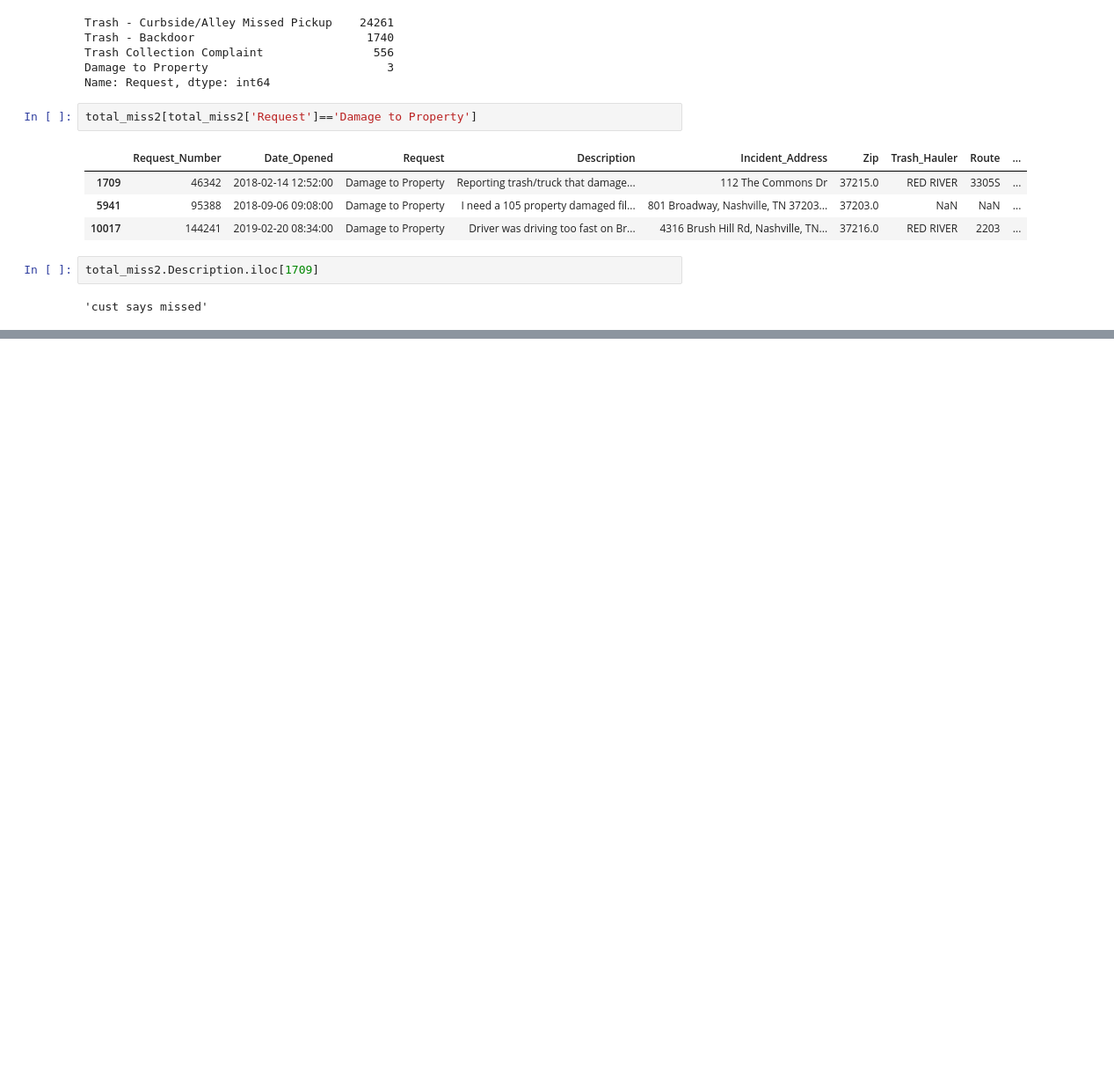
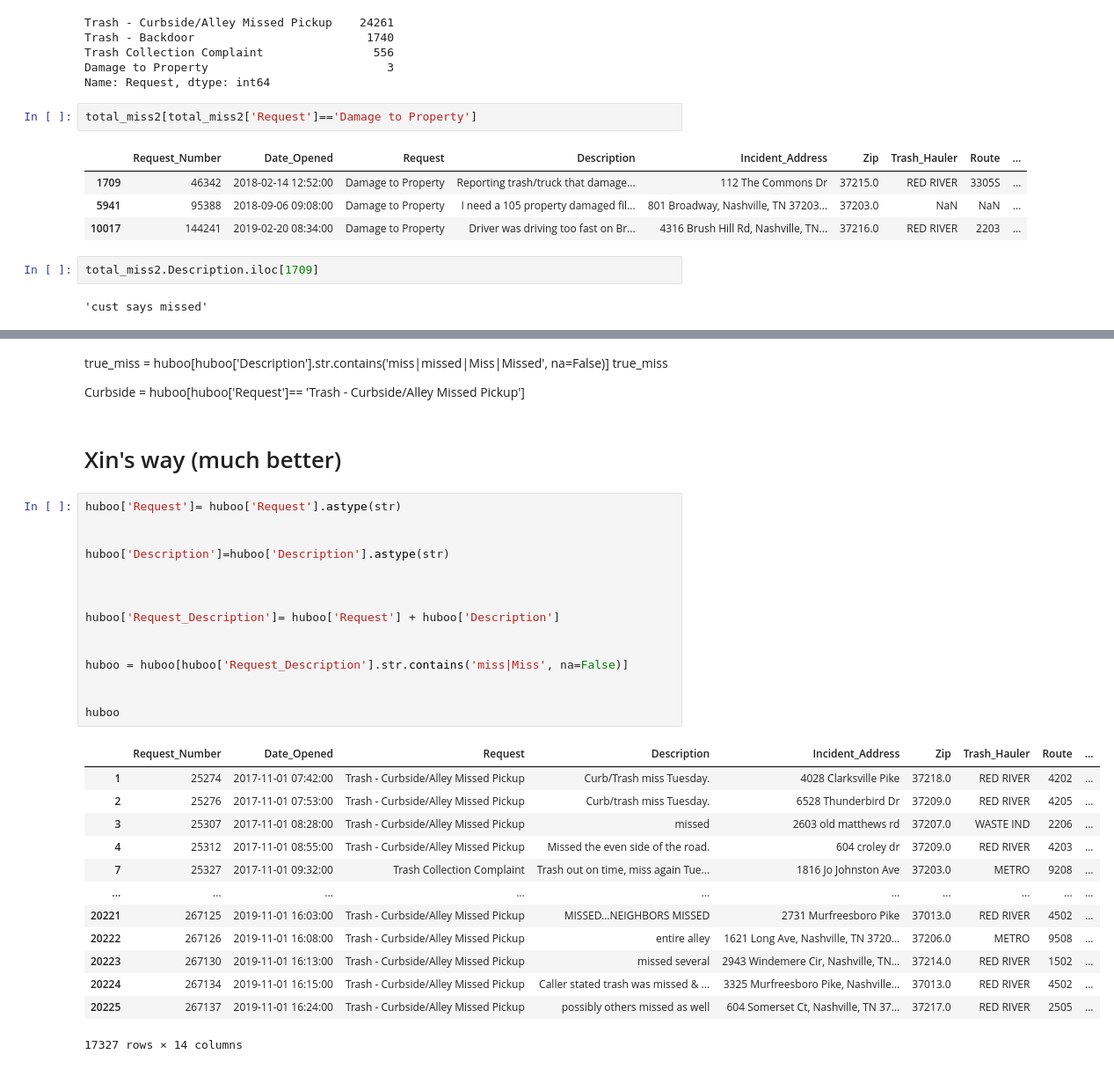
Before and after one commit to Barrett-Rogers/dq4-metro-beetles, a Jupyter notebook: dq4-Metro-Beetles-Barrett.ipynb, the cells around one changed output, grey strips where cells are left out. Shown: that part at 88% size. Drawn from its saved outputs; the diff is of its cells as text; blank space fills up the shorter version.

```diff
--- a/dq4-Metro-Beetles-Barrett.ipynb
+++ b/dq4-Metro-Beetles-Barrett.ipynb
@@ -502,0 +544,36 @@ total_miss2.Description.iloc[1709]
+# %% [markdown]
+true_miss = huboo[huboo['Description'].str.contains('miss|missed|Miss|Missed', na=False)]
+true_miss
+
+Curbside = huboo[huboo['Request']== 'Trash - Curbside/Alley Missed Pickup']
+# %% [markdown]
+# Xin's way (much better)
+# %%
+huboo['Request']= huboo['Request'].astype(str)
+
+
+huboo['Description']=huboo['Description'].astype(str)
+
+
+
+huboo['Request_Description']= huboo['Request'] + huboo['Description']
+
+
+huboo = huboo[huboo['Request_Description'].str.contains('miss|Miss', na=False)]
+
+
+huboo
+# %% [output]
+|  | Request_Number | Date_Opened | Request | Description | Incident_Address | Zip | Trash_Hauler | Route | ... |
+| 1 | 25274 | 2017-11-01 07:42:00 | Trash - Curbside/Alley Missed Pickup | Curb/Trash miss Tuesday. | 4028 Clarksville Pike | 37218.0 | RED RIVER | 4202 | ... |
+| 2 | 25276 | 2017-11-01 07:53:00 | Trash - Curbside/Alley Missed Pickup | Curb/trash miss Tuesday. | 6528 Thunderbird Dr | 37209.0 | RED RIVER | 4205 | ... |
+| 3 | 25307 | 2017-11-01 08:28:00 | Trash - Curbside/Alley Missed Pickup | missed | 2603 old matthews rd | 37207.0 | WASTE IND | 2206 | ... |
+| 4 | 25312 | 2017-11-01 08:55:00 | Trash - Curbside/Alley Missed Pickup | Missed the even side of the road. | 604 croley dr | 37209.0 | RED RIVER | 4203 | ... |
+| 7 | 25327 | 2017-11-01 09:32:00 | Trash Collection Complaint | Trash out on time, miss again Tue... | 1816 Jo Johnston Ave | 37203.0 | METRO | 9208 | ... |
+| ... | ... | ... | ... | ... | ... | ... | ... | ... | ... |
+| 20221 | 267125 | 2019-11-01 16:03:00 | Trash - Curbside/Alley Missed Pickup | MISSED...NEIGHBORS MISSED | 2731 Murfreesboro Pike | 37013.0 | RED RIVER | 4502 | ... |
+| 20222 | 267126 | 2019-11-01 16:08:00 | Trash - Curbside/Alley Missed Pickup | entire alley | 1621 Long Ave, Nashville, TN 3720... | 37206.0 | METRO | 9508 | ... |
+| 20223 | 267130 | 2019-11-01 16:13:00 | Trash - Curbside/Alley Missed Pickup | missed several | 2943 Windemere Cir, Nashville, TN... | 37214.0 | RED RIVER | 1502 | ... |
+| 20224 | 267134 | 2019-11-01 16:15:00 | Trash - Curbside/Alley Missed Pickup | Caller stated trash was missed & ... | 3325 Murfreesboro Pike, Nashville... | 37013.0 | RED RIVER | 4502 | ... |
+| 20225 | 267137 | 2019-11-01 16:24:00 | Trash - Curbside/Alley Missed Pickup | possibly others missed as well | 604 Somerset Ct, Nashville, TN 37... | 37217.0 | RED RIVER | 2505 | ... |
+17327 rows × 14 columns
```
Also changed, not shown: parts of 12 cells of this notebook.
